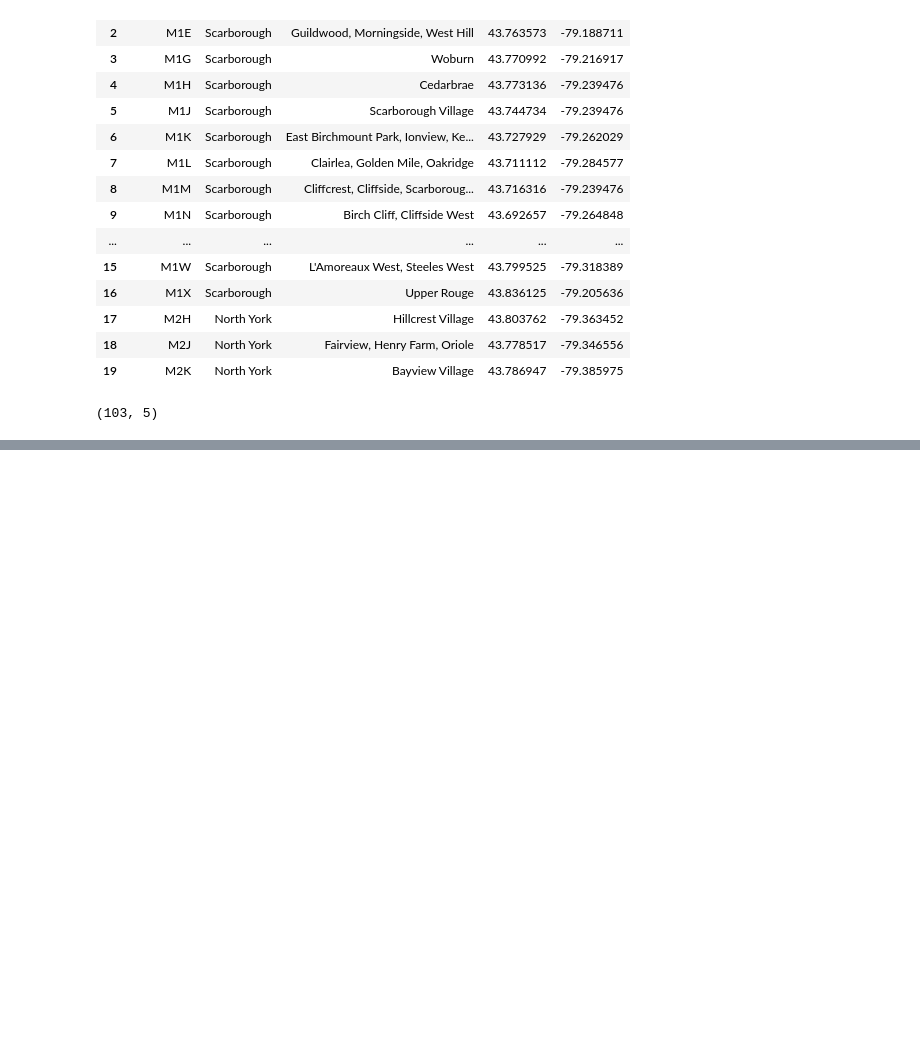
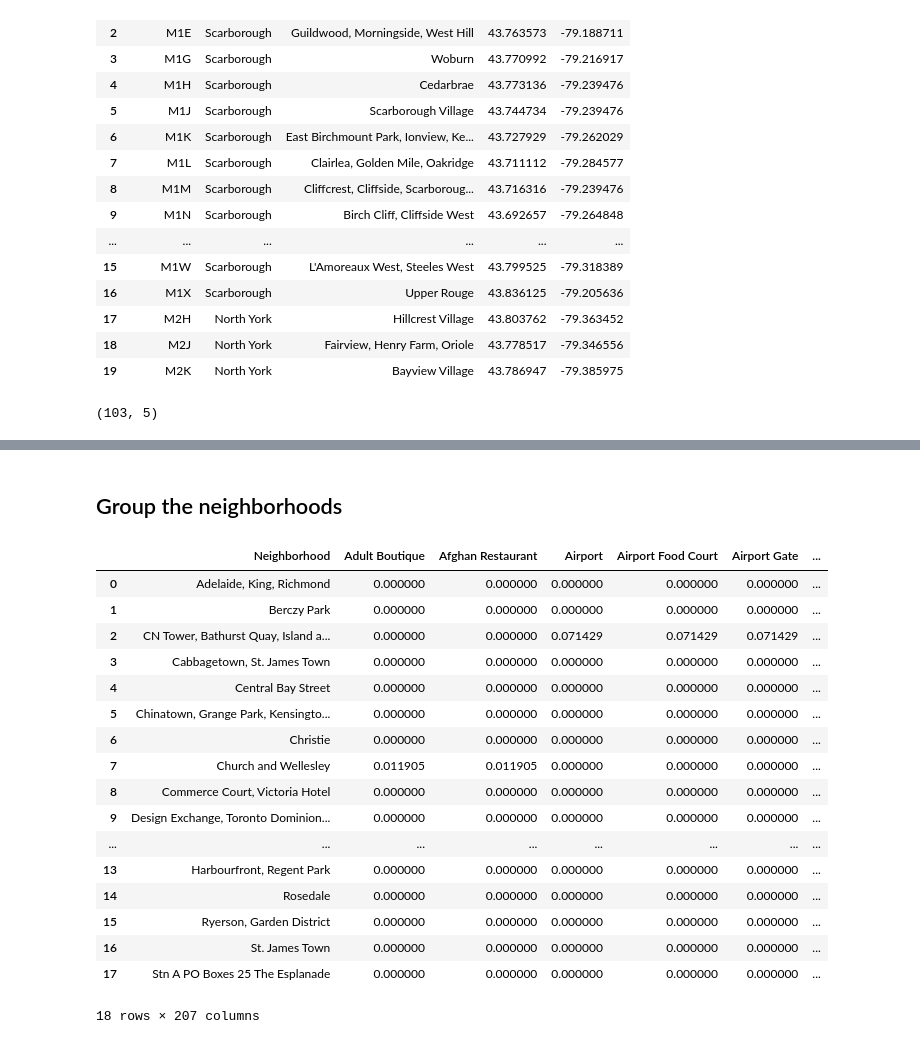
Before and after one commit to r7ug/Coursera_Capstone, a Jupyter notebook: Week3Assignment.ipynb, the cells around one changed output, grey strips where cells are left out. Drawn from its saved outputs; the diff is of its cells as text; code cells hidden in the pictures; blank space fills up the shorter version.

```diff
--- a/Week3Assignment.ipynb
+++ b/Week3Assignment.ipynb
@@ -152,0 +185,3 @@ to_data.shape
+# %%
+downtown = to_data.loc[to_data['Borough'] == 'Downtown Toronto']
+downtown
@@ -152,0 +257,5 @@ to_data.shape
+# %%
+downtown_venues = getNearbyVenues(names=downtown['Neighborhood'],
+                                  latitudes=downtown['Latitude'],
+                                  longitudes=downtown['Longitude']
+                                  )
@@ -152,0 +292,4 @@ to_data.shape
+# %%
+downtown_onehot = pd.get_dummies(downtown_venues[['Venue Category']], prefix="", prefix_sep="")
+downtown_onehot['Neighborhood'] = downtown_venues['Neighborhood']
+downtown_onehot.head()
@@ -152,0 +304,24 @@ to_data.shape
+# %% [markdown]
+## Group the neighborhoods ##
+# %%
+downtown_grouped = downtown_onehot.groupby('Neighborhood').mean().reset_index()
+downtown_grouped
+# %% [output]
+|  | Neighborhood | Adult Boutique | Afghan Restaurant | Airport | Airport Food Court | Airport Gate | ... |
+| 0 | Adelaide, King, Richmond | 0.000000 | 0.000000 | 0.000000 | 0.000000 | 0.000000 | ... |
+| 1 | Berczy Park | 0.000000 | 0.000000 | 0.000000 | 0.000000 | 0.000000 | ... |
+| 2 | CN Tower, Bathurst Quay, Island a... | 0.000000 | 0.000000 | 0.071429 | 0.071429 | 0.071429 | ... |
+| 3 | Cabbagetown, St. James Town | 0.000000 | 0.000000 | 0.000000 | 0.000000 | 0.000000 | ... |
+| 4 | Central Bay Street | 0.000000 | 0.000000 | 0.000000 | 0.000000 | 0.000000 | ... |
+| 5 | Chinatown, Grange Park, Kensingto... | 0.000000 | 0.000000 | 0.000000 | 0.000000 | 0.000000 | ... |
+| 6 | Christie | 0.000000 | 0.000000 | 0.000000 | 0.000000 | 0.000000 | ... |
+| 7 | Church and Wellesley | 0.011905 | 0.011905 | 0.000000 | 0.000000 | 0.000000 | ... |
+| 8 | Commerce Court, Victoria Hotel | 0.000000 | 0.000000 | 0.000000 | 0.000000 | 0.000000 | ... |
+| 9 | Design Exchange, Toronto Dominion... | 0.000000 | 0.000000 | 0.000000 | 0.000000 | 0.000000 | ... |
+| ... | ... | ... | ... | ... | ... | ... | ... |
+| 13 | Harbourfront, Regent Park | 0.000000 | 0.000000 | 0.000000 | 0.000000 | 0.000000 | ... |
+| 14 | Rosedale | 0.000000 | 0.000000 | 0.000000 | 0.000000 | 0.000000 | ... |
+| 15 | Ryerson, Garden District | 0.000000 | 0.000000 | 0.000000 | 0.000000 | 0.000000 | ... |
+| 16 | St. James Town | 0.000000 | 0.000000 | 0.000000 | 0.000000 | 0.000000 | ... |
+| 17 | Stn A PO Boxes 25 The Esplanade | 0.000000 | 0.000000 | 0.000000 | 0.000000 | 0.000000 | ... |
+18 rows × 207 columns
```
Also changed, not shown: parts of 23 cells of this notebook.
